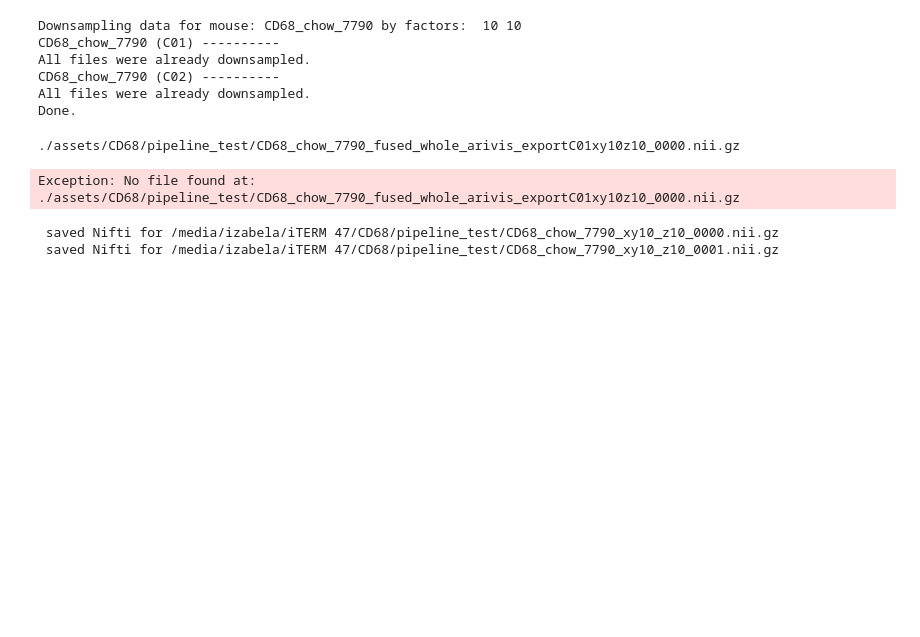
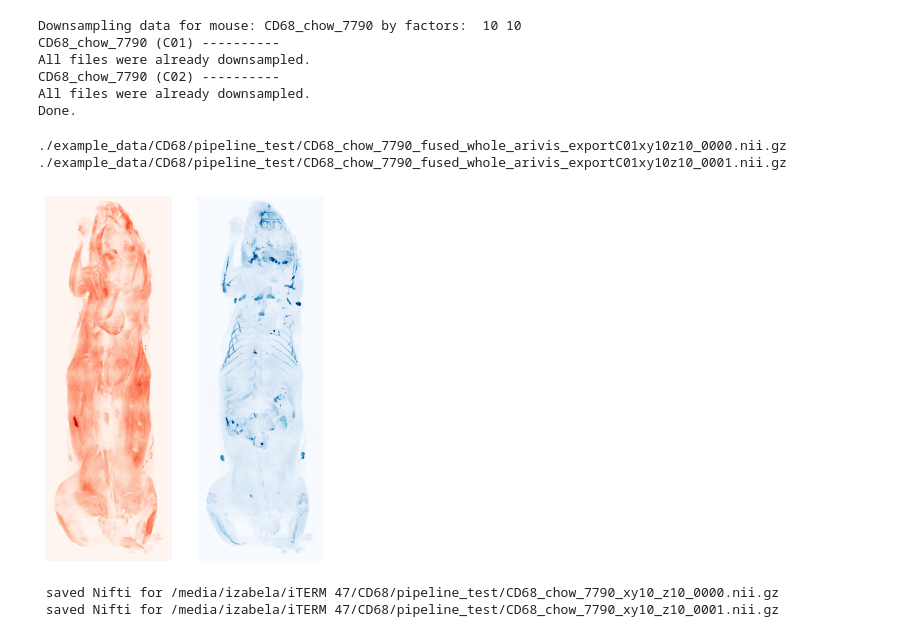
Before and after one commit to erturklab/mouseMapper, a Jupyter notebook: Tissue_Module/Organ_Segmentation.ipynb, the cells around one changed output. Drawn from its saved outputs; the diff is of its cells as text; code cells hidden in the pictures; blank space fills up the shorter version.

```diff
--- a/Tissue_Module/Organ_Segmentation.ipynb
+++ b/Tissue_Module/Organ_Segmentation.ipynb
@@ -35,17 +37,18 @@ CD68_chow_7790 (C02) ----------
 All files were already downsampled.
 Done.
 # %%
-example_image_C00 = utils.readNifti('./assets/CD68/pipeline_test/CD68_chow_7790_fused_whole_arivis_exportC01xy10z10_0000.nii.gz')
-example_image_C01 = utils.readNifti('./assets/CD68/pipeline_test/CD68_chow_7790_fused_whole_arivis_exportC01xy10z10_0001.nii.gz')
+example_image_C00 = utils.readNifti('./example_data/CD68/pipeline_test/CD68_chow_7790_fused_whole_arivis_exportC01xy10z10_0000.nii.gz')
+example_image_C01 = utils.readNifti('./example_data/CD68/pipeline_test/CD68_chow_7790_fused_whole_arivis_exportC01xy10z10_0001.nii.gz')
 fig,axes=plt.subplots(1,2,figsize=(5,10))
 axes[0].imshow(np.max(example_image_C00,axis=2),cmap='Reds')
-axes[1].imshow(np.max(example_image_C01,axis=2),cmap='Blues',vmin=0,vmax=230)
+axes[1].imshow(np.max(example_image_C01,axis=2),cmap='Blues',vmin=0,vmax=100)
 
 for i in range(2):
     axes[i].axis('off')
 # %% [output]
-./assets/CD68/pipeline_test/CD68_chow_7790_fused_whole_arivis_exportC01xy10z10_0000.nii.gz
+./example_data/CD68/pipeline_test/CD68_chow_7790_fused_whole_arivis_exportC01xy10z10_0000.nii.gz
+./example_data/CD68/pipeline_test/CD68_chow_7790_fused_whole_arivis_exportC01xy10z10_0001.nii.gz
-Exception: No file found at: ./assets/CD68/pipeline_test/CD68_chow_7790_fused_whole_arivis_exportC01xy10z10_0000.nii.gz
+[figure, added]
 # %%
 utils.preprocess_zslices_to_nifti(path_base , mousenames, channelnames , downsampling_factor_xy, downsampling_factor_z, path_ouput_preprocessing)
 # %% [output]
```
Also changed, not shown: parts of 3 cells of this notebook.
